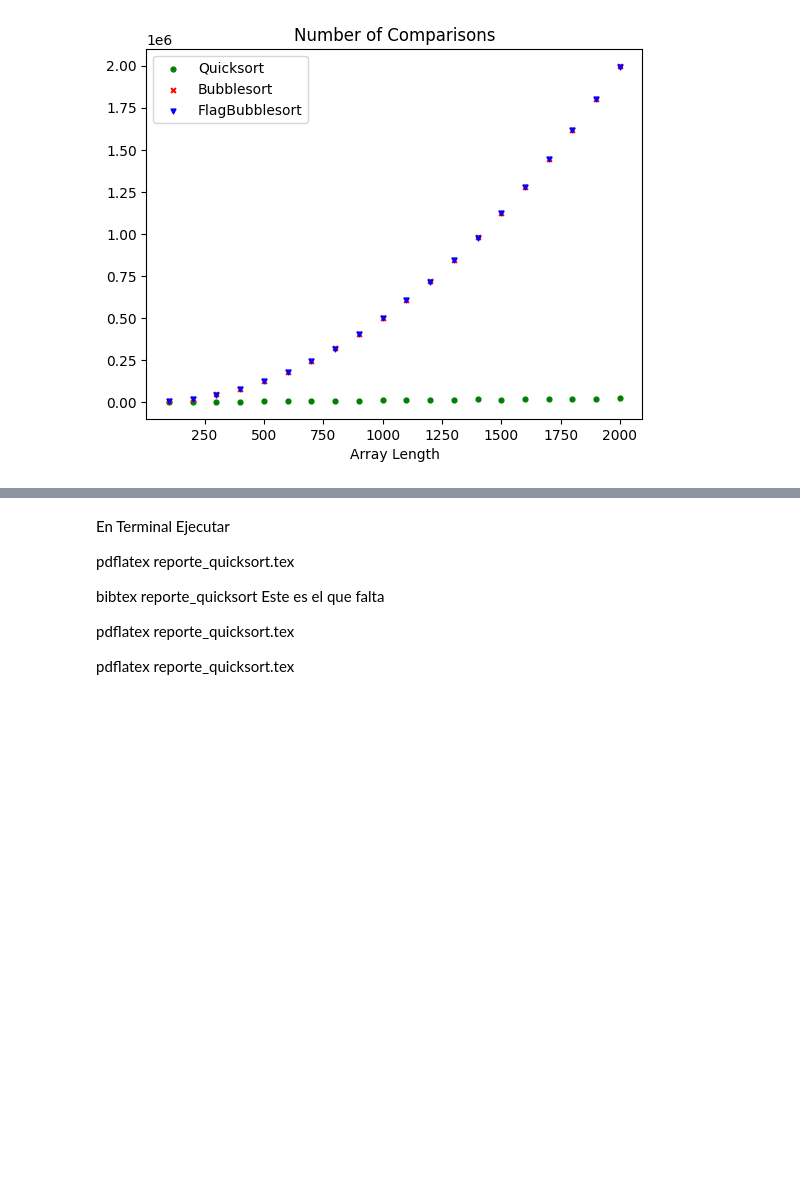
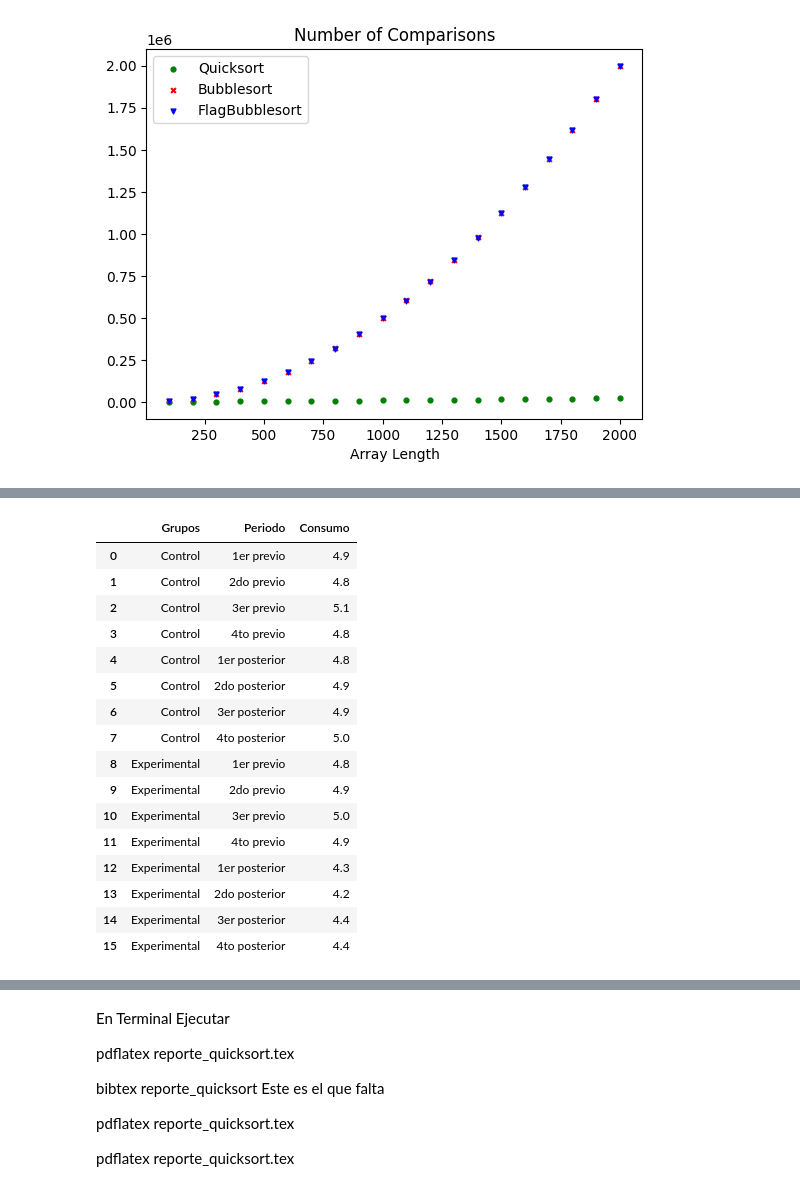
Before and after one commit to PabloNatB/Comparativa-Quicksort, a Jupyter notebook: sorting_algorithms.ipynb, the cells around one changed output, grey strips where cells are left out. Drawn from its saved outputs; the diff is of its cells as text; code cells hidden in the pictures; blank space fills up the shorter version.

```diff
--- a/sorting_algorithms.ipynb
+++ b/sorting_algorithms.ipynb
@@ -168,0 +220,20 @@ plt.show()
+# %%
+df
+# %% [output]
+|  | Grupos | Periodo | Consumo |
+| 0 | Control | 1er previo | 4.9 |
+| 1 | Control | 2do previo | 4.8 |
+| 2 | Control | 3er previo | 5.1 |
+| 3 | Control | 4to previo | 4.8 |
+| 4 | Control | 1er posterior | 4.8 |
+| 5 | Control | 2do posterior | 4.9 |
+| 6 | Control | 3er posterior | 4.9 |
+| 7 | Control | 4to posterior | 5.0 |
+| 8 | Experimental | 1er previo | 4.8 |
+| 9 | Experimental | 2do previo | 4.9 |
+| 10 | Experimental | 3er previo | 5.0 |
+| 11 | Experimental | 4to previo | 4.9 |
+| 12 | Experimental | 1er posterior | 4.3 |
+| 13 | Experimental | 2do posterior | 4.2 |
+| 14 | Experimental | 3er posterior | 4.4 |
+| 15 | Experimental | 4to posterior | 4.4 |
```
Also changed, not shown: parts of 15 cells of this notebook, 11 other files.
